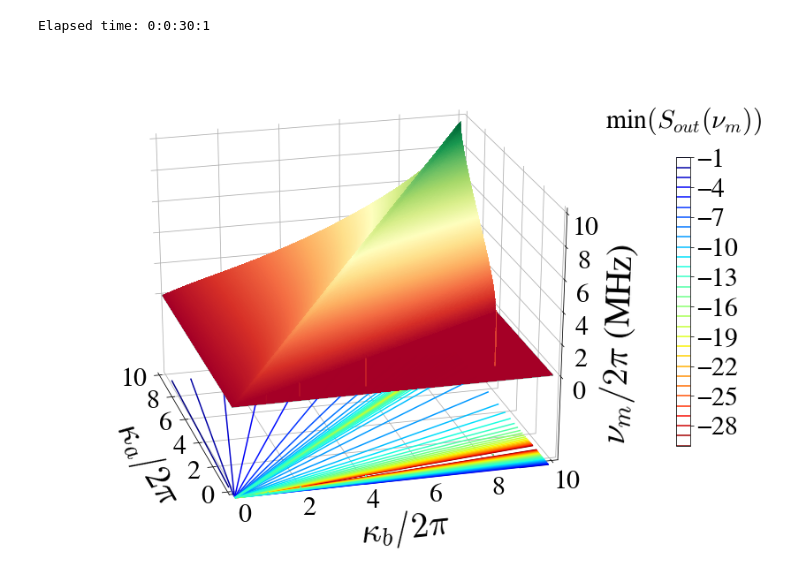
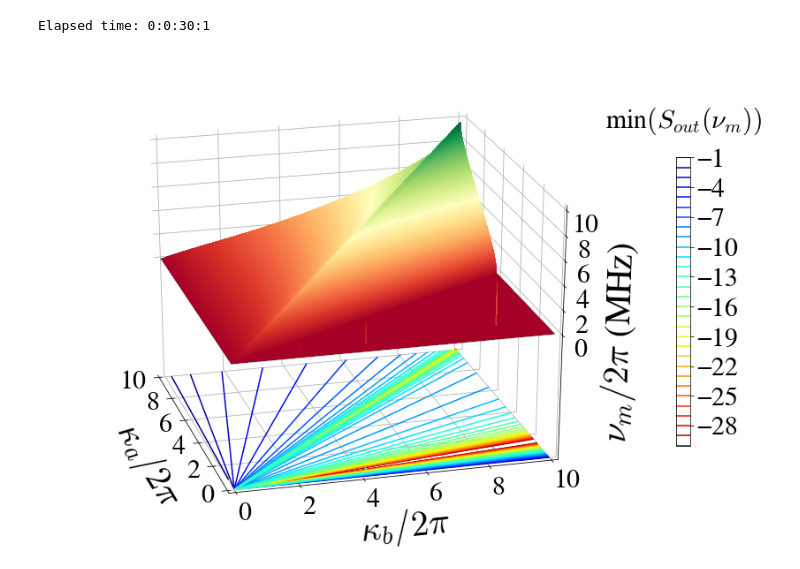
Before and after one commit to nemetniki/General-linear-model, a Jupyter notebook: NDPApaper_figures.ipynb, the cells around one changed output. Drawn from its saved outputs; the diff is of its cells as text; code cells hidden in the pictures.

Commit message:
some figures done

```diff
--- a/NDPApaper_figures.ipynb
+++ b/NDPApaper_figures.ipynb
@@ -288,21 +293,21 @@ collab = ['blue','orange','green','pink','brown']
 plt.figure(3,figsize=(13,8))
 fsfont = {'fontname':'FreeSerif'}
 
-plt.hold(True)
 plt.grid(True)
 plt.xlabel('$\\nu/(2\pi)$ (MHz)',fontsize = 45,**fsfont)
 plt.ylabel('$S_{out,\\theta^\\prime} (\\nu)$ (dB)',fontsize = 45,**fsfont)
 plt.ylim(-2,30)
-plt.xlim(-40,40)
+plt.xlim(-75,75)
 plt.xticks(fontsize = 35,**fsfont)
 plt.yticks(fontsize = 35,**fsfont)
 ls = ["dotted","dashdot","dashed","solid","solid"]
 lw = [5,5,4,3,6]
-kt = np.linspace(0,1.8832785157443013,5)
-nu = np.linspace(-40,40,50000)*2*np.pi
-for i in range(0,5):
+#kt = np.linspace(0,1.8832785157443013,5)
+kt = np.linspace(0,5,5)
+nu = np.linspace(-75,75,50000)*2*np.pi
+for i in np.arange(4,-1,-1):
     #Sout_fb = Squeez(eps,theta,Del,kapa,ra,kta,phia,La+loss,thetapa,kapb,rb,ktb,phib,Lb+loss,thetapb,nu)
-    Sout_fb = Squeez(0.75*2*np.pi*10,0*np.pi,0,10*2.*pi,0.5,kt[i],0*np.pi,0,0,10*2.*pi,0.5,kt[i],0*np.pi,0,0,nu)
+    Sout_fb = Squeez(0.45*2*np.pi*10,0*np.pi,5*2*10*np.pi,10*2.*pi,0.933,kt[i],1*np.pi,0,0,10*2.*pi,0.933,kt[i],1*np.pi,0,0,nu)
     print(kt[i])
     plt.plot(nu/2/pi,np.real(Sout_fb),color = colors[collab[i]],linewidth = lw[i],linestyle=ls[i])
 plt.show()
@@ -511,8 +514,8 @@ fsfont = {'fontname':'FreeSerif'}
 ktaua=1.8832785157443013
 ktaub=1.8832785157443013
 nu = np.linspace(0,60,10000)*2*np.pi
-pha = np.linspace(-1,1,600)*np.pi
-phb = np.linspace(-1,1,600)*np.pi
+pha = np.linspace(-1,1,601)*np.pi
+phb = np.linspace(-1,1,601)*np.pi
 Smin = np.zeros((len(pha),len(phb)))
 nus = np.zeros((len(pha),len(phb)))
 pham,phbm = np.meshgrid(pha/np.pi,phb/np.pi)
@@ -665,33 +668,33 @@ ax.w_yaxis.set_pane_color((1.0, 1.0, 1.0))
 
 labels=[0, 2, 4, 6, 8,10]
 ax.set_yticklabels(labels,rotation=0,
                    verticalalignment='top',
                    horizontalalignment='left')
 ax.set_zticks([0., 2.,4.,6.,8.,10])
 ax.set_xticklabels(labels,rotation=0,
                    verticalalignment='baseline',
                    horizontalalignment='right')
 levels = np.arange(-30.0,0, 1.0)
 ax.invert_xaxis()
 #ax.invert_yaxis()
-ax.view_init(elev=25., azim=-15)
+ax.view_init(elev=24., azim=-15)
 #ax.view_init(elev=30., azim=-110)
-cset = ax.contour(kapam, kapbm, Smin,levels=levels, zdir='z', offset=-10.75, cmap=cm.jet_r)
+cset = ax.contour(kapam, kapbm, Smin,levels=levels, zdir='z', offset=-10.4, cmap=cm.jet_r)
 #cset = ax.contour(tam, tbm, Smin,levels=levels,  cmap=cm.RdYlGn)
 cb = fig.colorbar(cset, shrink=0.6)
 cb.ax.set_title('min$(S_{out}(\\nu_{m}))$\n', linespacing=1,**fsfont,fontsize=30)
 ax.set_xlabel('\n$\kappa_a/2\pi$',fontsize = 40,**fsfont,linespacing=1.5)
 ax.set_ylabel('\n$\kappa_b/2\pi$',fontsize = 40,**fsfont,linespacing=1.5)
 #ax.zaxis.set_rotate_label(False)
 ax.set_zlabel('\n$\\nu_{m}/2\pi$ (MHz)',fontsize = 40,**fsfont,linespacing=1.5, rotation=270)
 #ax.xticks(fontsize = 35,**fsfont)
 #ax.yticks(fontsize = 35,**fsfont)
 plt.show()
 end=time.clock()
 durd=int((end-start)/60./60./24.)
 durh=int((end-start)/60./60-24*durd)
 durm=int((end-start)/60.-(24*durd+durh)*60.)
 durs=int((end-start)-((24*durd+durh)*60+durm)*60)
 print("Elapsed time: %d:%d:%d:%d" % (durd,durh,durm,durs))
 # %% [output]
-[figure, old version]
+[figure, new version]
```
Also changed, not shown: parts of 4 cells of this notebook, 1 other file.
